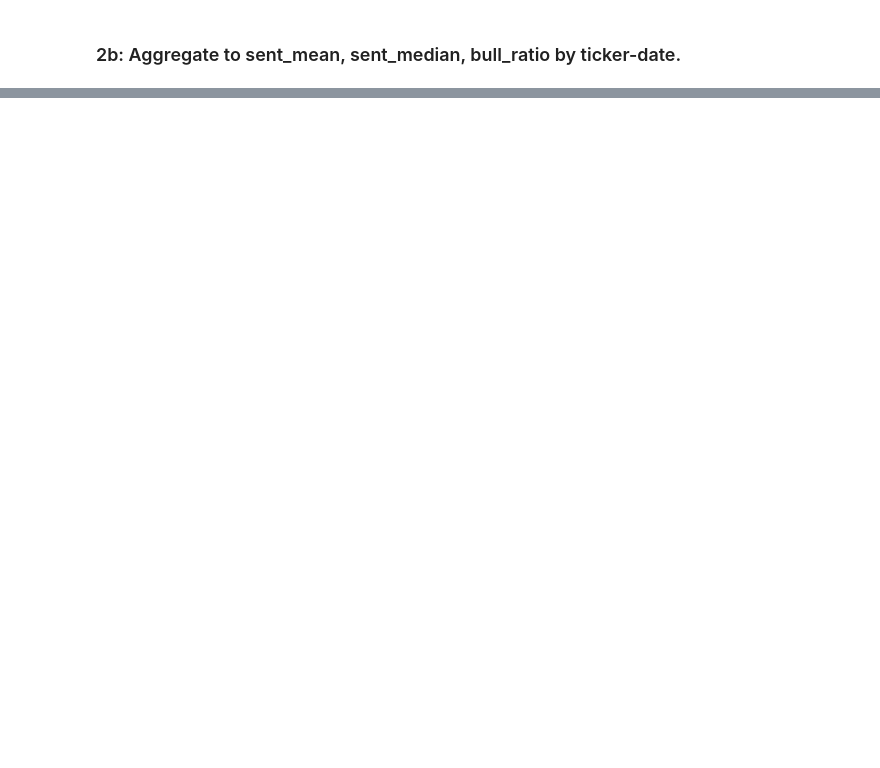
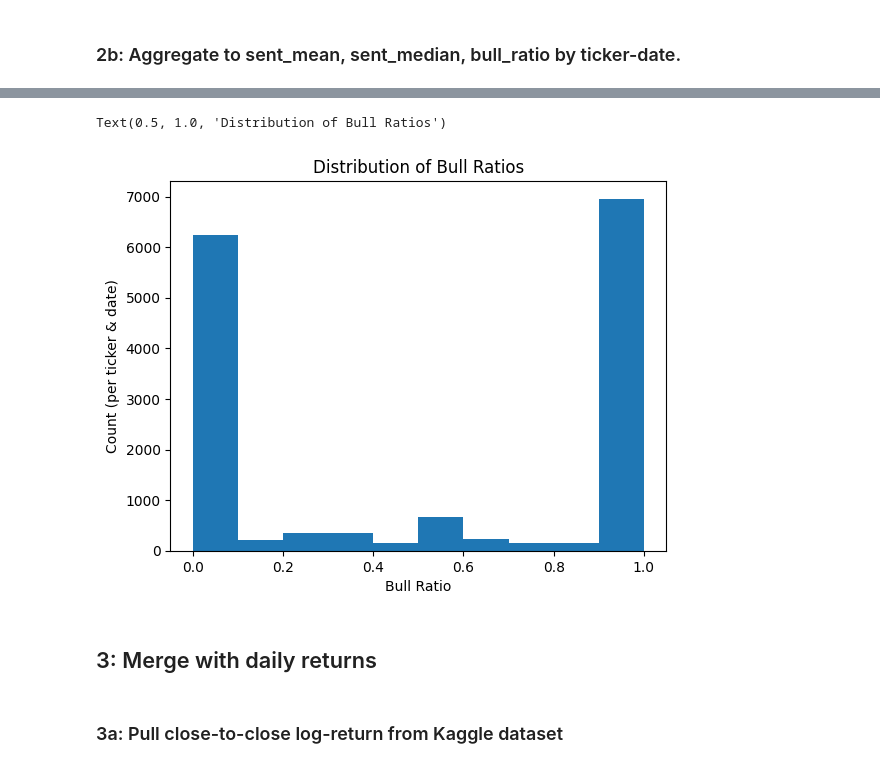
Before and after one commit to lmalmud/altdata-sentiment-ic, a Jupyter notebook: notebooks/wsb_sentiment_ic.ipynb, the cells around one changed output, grey strips where cells are left out. Saved outputs shown, nothing was run; the diff lists cells and outputs as text; code cells hidden in the pictures; blank space fills up the shorter version.

Commit message:
computed bull ratio

```diff
--- a/notebooks/wsb_sentiment_ic.ipynb
+++ b/notebooks/wsb_sentiment_ic.ipynb
@@ -111,15 +108,46 @@ No artists with labels found to put in legend.  Note that artists whose label st
 # %% [markdown]
 ### 2b: Aggregate to sent_mean, sent_median, bull_ratio by ticker-date.
+# %%
+def classify_bull_bear(compound_score):
+    '''
+    Classifies a post as either bullish or bearish by
+    predetermined thresholds on the sentiment score.
+    Parameters:
+    compound_score (float): the compound sentiment score of the post to be classified
+    Returns:
+    str (bullish, bearish, neutral): the output label
+    '''
+    if compound_score >= .05:
+        return 'bullish'
+    elif compound_score <= -.05:
+        return 'bearish'
+    else:
+        return 'neutral'
+
+def bull_ratio(series):
+    '''
+    Computes the bull ratio for a group of tickers in a pd.DataFrame.
+    Parameters:
+    group (pd.Series): a series containing 'bull'/'bear' sentiment classificaitons
+    Returns:
+    float: bull ratio = #bullish/(#bullish + #bearish)
+    '''
+    bull_count = (series == 'bullish').sum()
+    bear_count = (series == 'bearish').sum()
+    total = bull_count + bear_count
+    return bull_count / total if total > 0 else np.nan # Gracefully handle zero case
 # %%
 # Create a column to only store date
 reddit_exploded['date'] = pd.to_datetime(reddit_sent['timestamp'])
 reddit_exploded['date'] = reddit_exploded['date'].dt.date
+reddit_exploded['bull_bear'] = reddit_exploded['sentiment'].apply(classify_bull_bear)
 
-date_stats = reddit_exploded.groupby(['date', 'ticker']).agg({
-    'sentiment' : ['mean', 'median']
-})
+date_stats = reddit_exploded.groupby(['date', 'ticker']).agg(
+    sent_mean=('sentiment', 'mean'),
+    sent_median=('sentiment', 'median'),
+    bull_ratio=('bull_bear', bull_ratio)
+)
 
-date_stats.columns = ['sent_mean', 'sent_median']
 date_stats = date_stats.reset_index()
 date_stats
 # %% [output]
@@ -126,0 +167,13 @@ array([0. , 1. , 0.5, 2. , 1.5])
+# %%
+# Plot all bull ratios that are not NA
+plt.hist(date_stats['bull_ratio'].dropna())
+plt.xlabel('Bull Ratio')
+plt.ylabel('Count (per ticker & date)')
+plt.title('Distribution of Bull Ratios')
+# %% [output]
+Text(0.5, 1.0, 'Distribution of Bull Ratios')
+[figure, added]
+# %% [markdown]
+## 3: Merge with daily returns
+# %% [markdown]
+### 3a: Pull close-to-close log-return from Kaggle dataset
```
Also changed, not shown: parts of 3 cells of this notebook, 1 other file.
